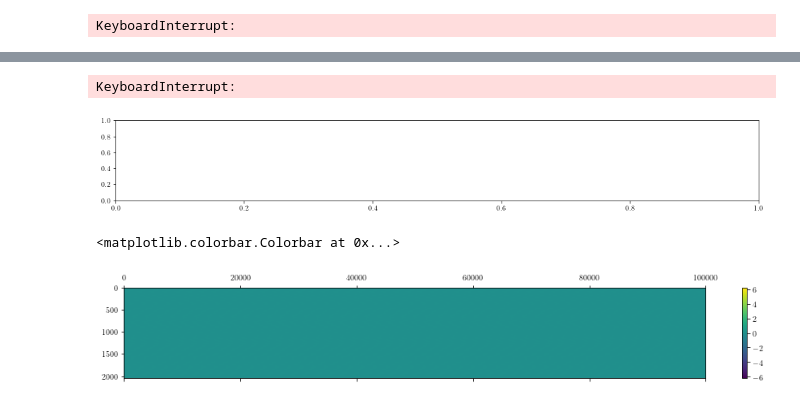
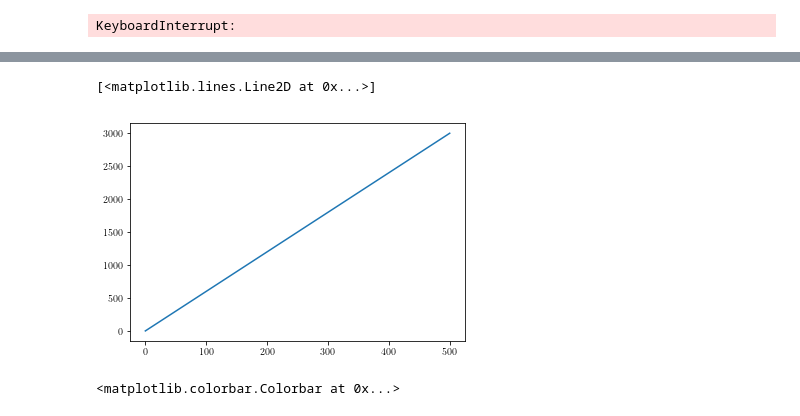
Before and after one commit to henmitch/chimera-2019, a Jupyter notebook: final/code/final.ipynb, the cells around one changed output, grey strips where cells are left out. Drawn from its saved outputs; the diff is of its cells as text; code cells hidden in the pictures.

```diff
--- a/final/code/final.ipynb
+++ b/final/code/final.ipynb
@@ -91,12 +104,10 @@ abrams_y = drop_phase(abrams_sol.y)
+# %%
+plt.plot(np.linspace(0, 500, abrams_sol.t.shape[0]), abrams_sol.t)
+# %% [output]
+[<matplotlib.lines.Line2D at 0x...>]
+[figure, added]
 # %%
-plt.matshow(abrams_y, aspect="auto")
+plt.matshow(abrams_y, aspect="auto", origin="lower")
 plt.colorbar()
 # %% [output]
-KeyboardInterrupt:
+<matplotlib.colorbar.Colorbar at 0x...>
-[figure, removed]
-# %%
-plt.matshow(abrams_y[:, 1:] - abrams_y[:, :-1], aspect="auto")
-plt.colorbar()
-# %% [output]
-<matplotlib.colorbar.Colorbar at 0x...>
-[figure, removed]
```
Also changed, not shown: parts of 52 cells of this notebook, 15 other files.
